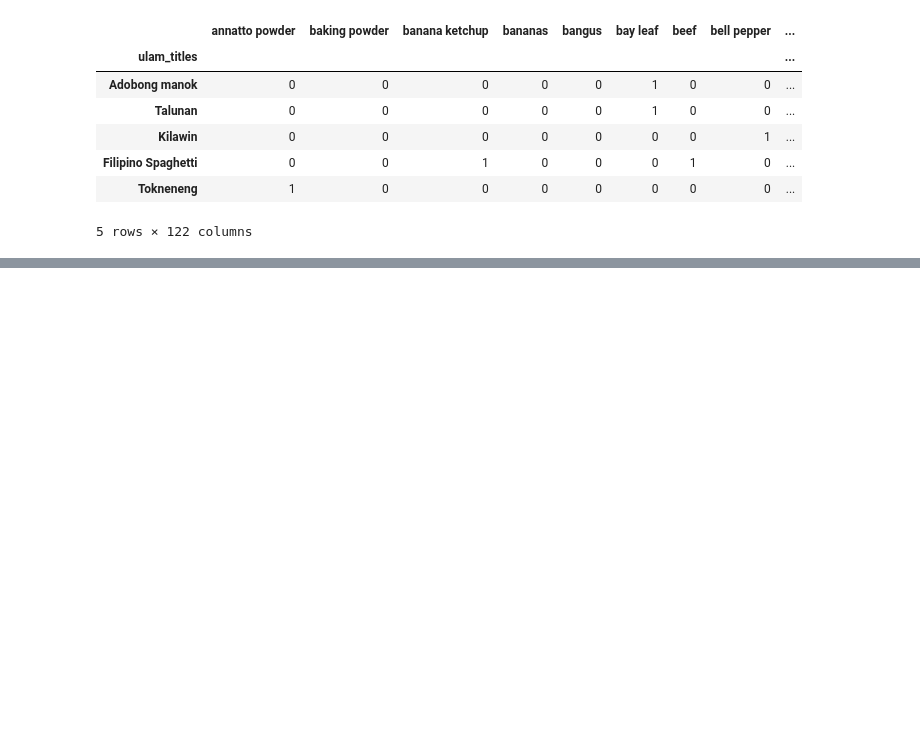
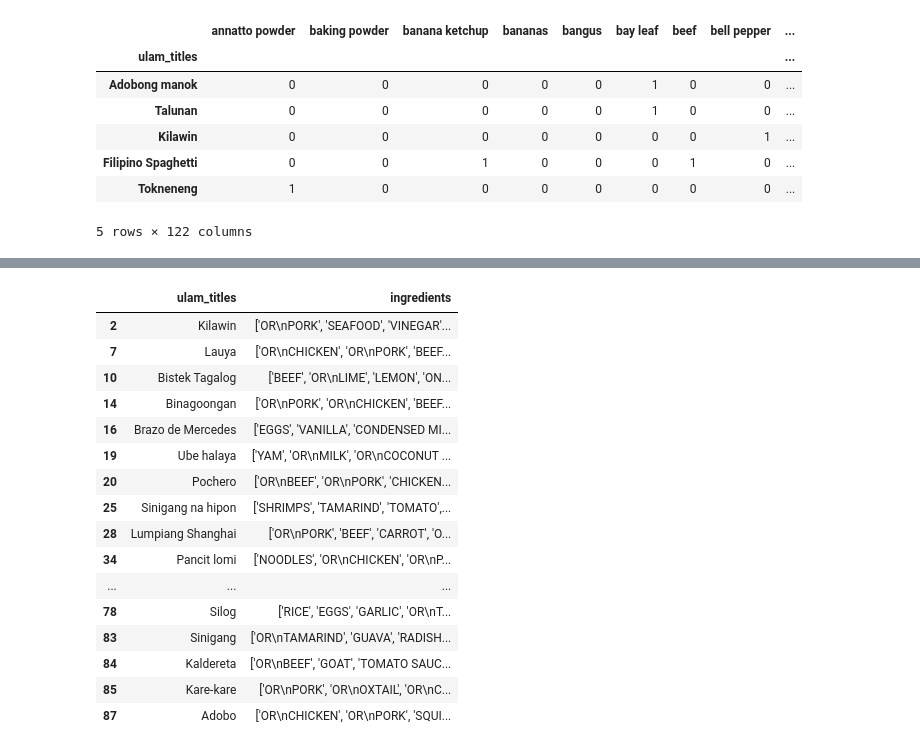
Before and after one commit to fvea/recipe-recommender-system, a Jupyter notebook: ulam_recommendation_system_eda_modeling.ipynb, the cells around one changed output, grey strips where cells are left out. Cells and saved outputs as stored; diff of their text form; code cells hidden in the pictures; blank space fills up the shorter version.

```diff
--- a/ulam_recommendation_system_eda_modeling.ipynb
+++ b/ulam_recommendation_system_eda_modeling.ipynb
@@ -304,0 +286,29 @@ ulam_with_meat_variants
+# %%
+def look_for_slash_or_n(ingredients):
+    ingredients = ingredients.lstrip('[').rstrip(']').replace('\'', '').split(',')
+    for ingredient in ingredients:
+        if r'OR\n' in ingredient:
+            return True
+    return False
+
+mask = df.ingredients.apply(look_for_slash_or_n)
+ulam_with_ingredient_variants = df[mask]
+ulam_with_ingredient_variants
+# %% [output]
+|  | ulam_titles | ingredients |
+| 2 | Kilawin | ['OR\nPORK', 'SEAFOOD', 'VINEGAR'... |
+| 7 | Lauya | ['OR\nCHICKEN', 'OR\nPORK', 'BEEF... |
+| 10 | Bistek Tagalog | ['BEEF', 'OR\nLIME', 'LEMON', 'ON... |
+| 14 | Binagoongan | ['OR\nPORK', 'OR\nCHICKEN', 'BEEF... |
+| 16 | Brazo de Mercedes | ['EGGS', 'VANILLA', 'CONDENSED MI... |
+| 19 | Ube halaya | ['YAM', 'OR\nMILK', 'OR\nCOCONUT ... |
+| 20 | Pochero | ['OR\nBEEF', 'OR\nPORK', 'CHICKEN... |
+| 25 | Sinigang na hipon | ['SHRIMPS', 'TAMARIND', 'TOMATO',... |
+| 28 | Lumpiang Shanghai | ['OR\nPORK', 'BEEF', 'CARROT', 'O... |
+| 34 | Pancit lomi | ['NOODLES', 'OR\nCHICKEN', 'OR\nP... |
+| ... | ... | ... |
+| 78 | Silog | ['RICE', 'EGGS', 'GARLIC', 'OR\nT... |
+| 83 | Sinigang | ['OR\nTAMARIND', 'GUAVA', 'RADISH... |
+| 84 | Kaldereta | ['OR\nBEEF', 'GOAT', 'TOMATO SAUC... |
+| 85 | Kare-kare | ['OR\nPORK', 'OR\nOXTAIL', 'OR\nC... |
+| 87 | Adobo | ['OR\nCHICKEN', 'OR\nPORK', 'SQUI... |
```
Also changed, not shown: parts of 38 cells of this notebook.
